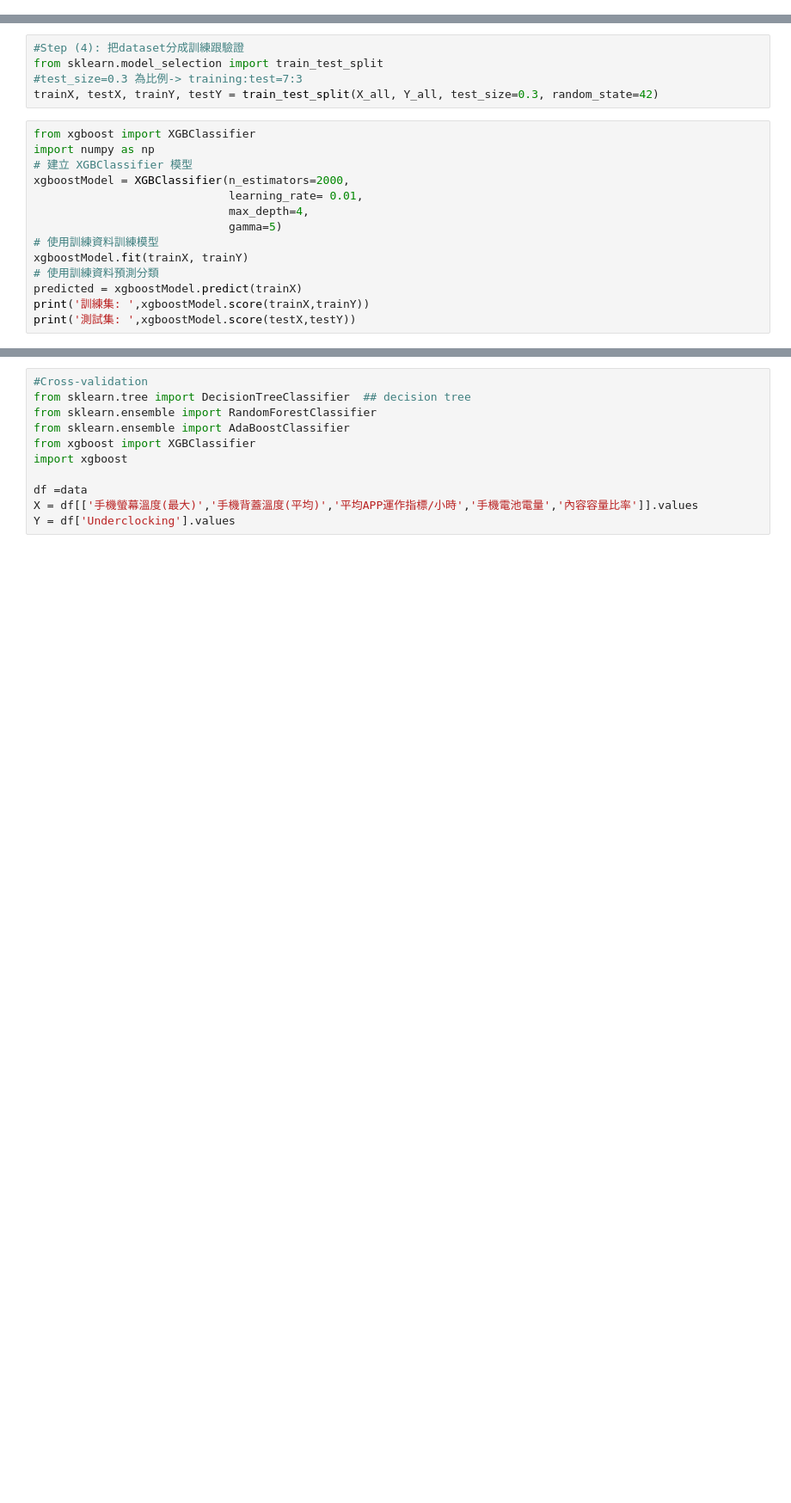
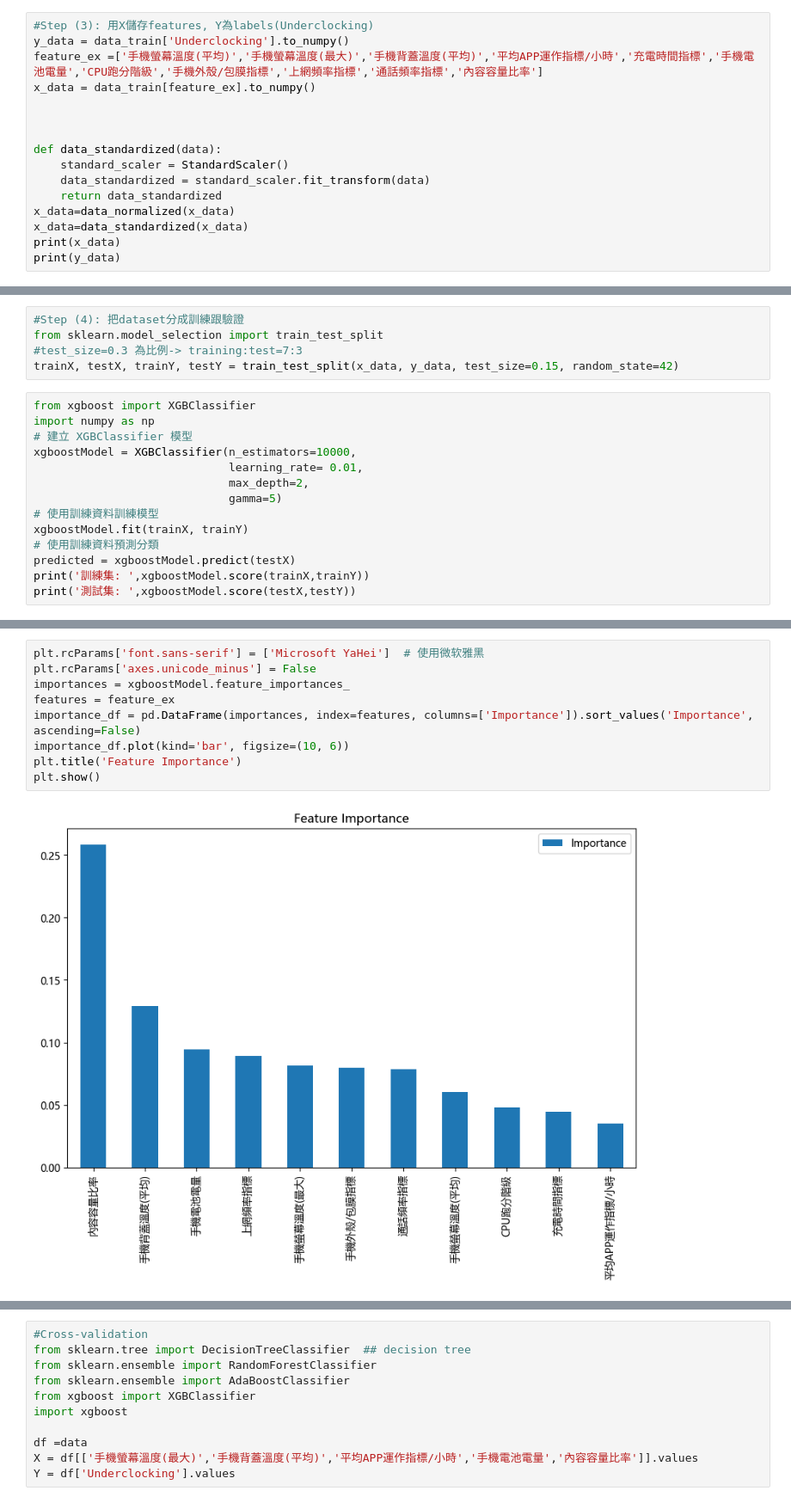
Before and after one commit to jeremy4111/ai, a Jupyter notebook: xgboost.ipynb, the cells around one changed output, grey strips where cells are left out. Shown at 86% size. Cells and saved outputs as stored; diff of their text form; blank space fills up the shorter version.

```diff
--- a/xgboost.ipynb
+++ b/xgboost.ipynb
@@ -120,0 +110,16 @@ Shape Of The After Ouliers:  (3307,)
+# %%
+#Step (3): 用X儲存features, Y為labels(Underclocking)
+y_data = data_train['Underclocking'].to_numpy()
+feature_ex =['手機螢幕溫度(平均)','手機螢幕溫度(最大)','手機背蓋溫度(平均)','平均APP運作指標/小時','充電時間指標','手機電池電量','CPU跑分階級','手機外殼/包膜指標','上網頻率指標','通話頻率指標','內容容量比率']
+x_data = data_train[feature_ex].to_numpy()
+
+
+
+def data_standardized(data):
+    standard_scaler = StandardScaler()
+    data_standardized = standard_scaler.fit_transform(data)
+    return data_standardized
+x_data=data_normalized(x_data)
+x_data=data_standardized(x_data)
+print(x_data)
+print(y_data)
@@ -122,19 +142,19 @@ Shape Of The After Ouliers:  (3307,)
 #Step (4): 把dataset分成訓練跟驗證
 from sklearn.model_selection import train_test_split
 #test_size=0.3 為比例-> training:test=7:3
-trainX, testX, trainY, testY = train_test_split(X_all, Y_all, test_size=0.3, random_state=42)
+trainX, testX, trainY, testY = train_test_split(x_data, y_data, test_size=0.15, random_state=42)
 # %%
 from xgboost import XGBClassifier
 import numpy as np
 # 建立 XGBClassifier 模型
-xgboostModel = XGBClassifier(n_estimators=2000,
+xgboostModel = XGBClassifier(n_estimators=10000,
                              learning_rate= 0.01,
-                             max_depth=4,
+                             max_depth=2,
                              gamma=5)
 # 使用訓練資料訓練模型
 xgboostModel.fit(trainX, trainY)
 # 使用訓練資料預測分類
-predicted = xgboostModel.predict(trainX)
+predicted = xgboostModel.predict(testX)
 print('訓練集: ',xgboostModel.score(trainX,trainY))
 print('測試集: ',xgboostModel.score(testX,testY))
 # %% [output]
@@ -142,0 +163,11 @@ print('測試集: ',xgboostModel.score(testX,testY))
+# %%
+plt.rcParams['font.sans-serif'] = ['Microsoft YaHei']  # 使用微软雅黑
+plt.rcParams['axes.unicode_minus'] = False
+importances = xgboostModel.feature_importances_
+features = feature_ex
+importance_df = pd.DataFrame(importances, index=features, columns=['Importance']).sort_values('Importance', ascending=False)
+importance_df.plot(kind='bar', figsize=(10, 6))
+plt.title('Feature Importance')
+plt.show()
+# %% [output]
+[figure, added]
```
Also changed, not shown: parts of 13 cells of this notebook.
